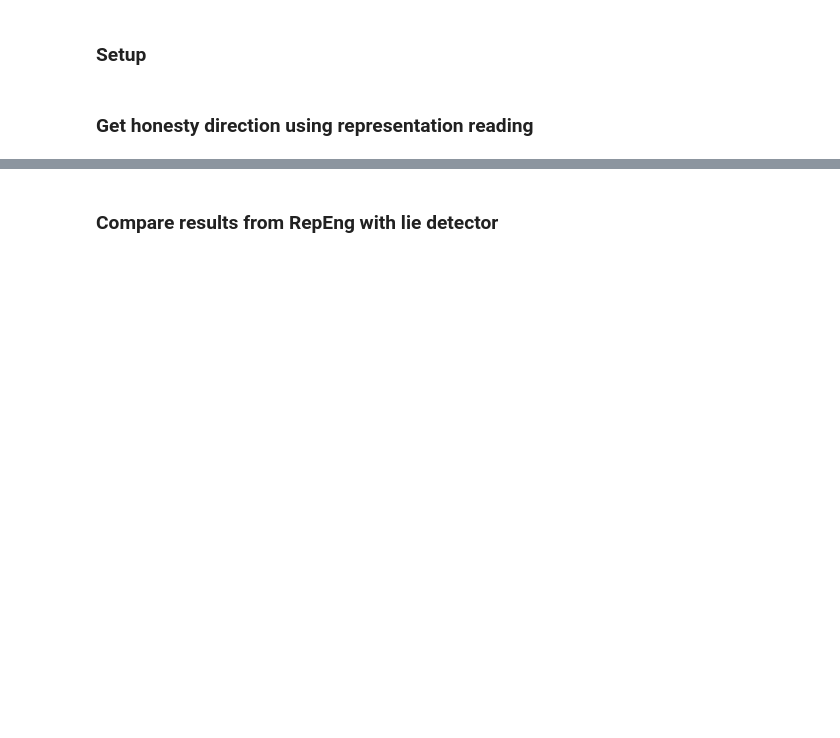
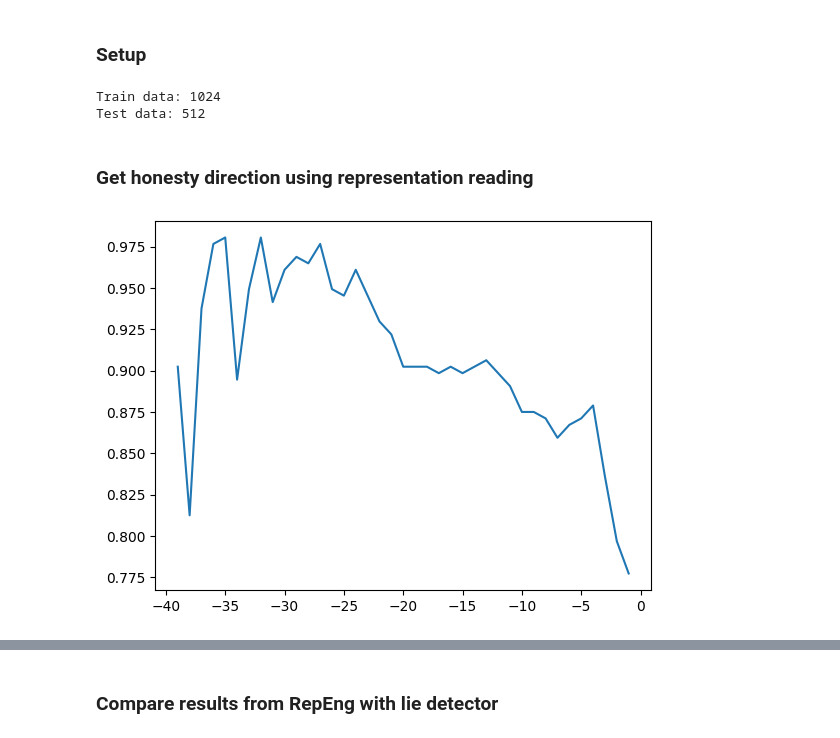
Before and after one commit to Felhof/Comparing-Measures-of-LLM-Truthfulness, a Jupyter notebook: llama2_chat_main_experiment.ipynb, the cells around one changed output, grey strips where cells are left out. Saved outputs shown, nothing was run; the diff lists cells and outputs as text; code cells hidden in the pictures; blank space fills up the shorter version.

Commit message:
get comparision results for llama2-13b-chat

```diff
--- a/llama2_chat_main_experiment.ipynb
+++ b/llama2_chat_main_experiment.ipynb
@@ -17,10 +24,15 @@ from RepresentationEngineering.examples.honesty.utils import honesty_function_da
 # %% [markdown]
 ### Setup
 # %%
-model_path = "meta-llama/Llama-2-7b-chat-hf"
-model = "llama-2-7b-chat"
-tokenizer = AutoTokenizer.from_pretrained(model_path)
-model = AutoModelForCausalLM.from_pretrained(model_path)
+model_name = "llama-2-13b-chat-hf"
+model_path = "meta-llama/Llama-2-13b-chat-hf"
+tokenizer = AutoTokenizer.from_pretrained(model_path, padding_side="left")
+model = AutoModelForCausalLM.from_pretrained(
+    model_path,
+    load_in_8bit=True
+)
+# %%
+tokenizer.pad_token_id = 0
 # %%
 rep_token = -1
 hidden_layers = list(range(-1, -model.config.num_hidden_layers, -1))
@@ -33,6 +45,9 @@ assistant_tag = "ASSISTANT:"
 
 data_path = "RepresentationEngineering/data/facts/facts_true_false.csv"
 dataset = honesty_function_dataset(data_path, tokenizer, user_tag, assistant_tag)
+# %% [output]
+Train data: 1024
+Test data: 512
 # %% [markdown]
 ### Get honesty direction using representation reading
 # %%
@@ -52,4 +67,30 @@ H_tests = rep_reading_pipeline(
     hidden_layers=hidden_layers,
     rep_reader=honesty_rep_reader,
     batch_size=32)
+# %%
+IMPORTANT_LAYER_THRESHOLD = 0.95
+important_layers = []
+results = {layer: {} for layer in hidden_layers}
+rep_readers_means = {}
+rep_readers_means['honesty'] = {layer: 0 for layer in hidden_layers}
+
+for layer in hidden_layers:
+    H_test = [H[layer] for H in H_tests]
+    rep_readers_means['honesty'][layer] = np.mean(H_test)
+    H_test = [H_test[i:i+2] for i in range(0, len(H_test), 2)]
+
+    sign = honesty_rep_reader.direction_signs[layer]
+
+    eval_func = min if sign == -1 else max
+    cors = np.mean([eval_func(H) == H[0] for H in H_test])
+
+    results[layer] = cors
+
+    if float(cors) > IMPORTANT_LAYER_THRESHOLD:
+        important_layers.append(layer)
+
+plt.plot(hidden_layers, [results[layer] for layer in hidden_layers])
+plt.show()
+# %% [output]
+[figure, added]
 # %%
```
Also changed, not shown: parts of 26 cells of this notebook, 7 other files.
